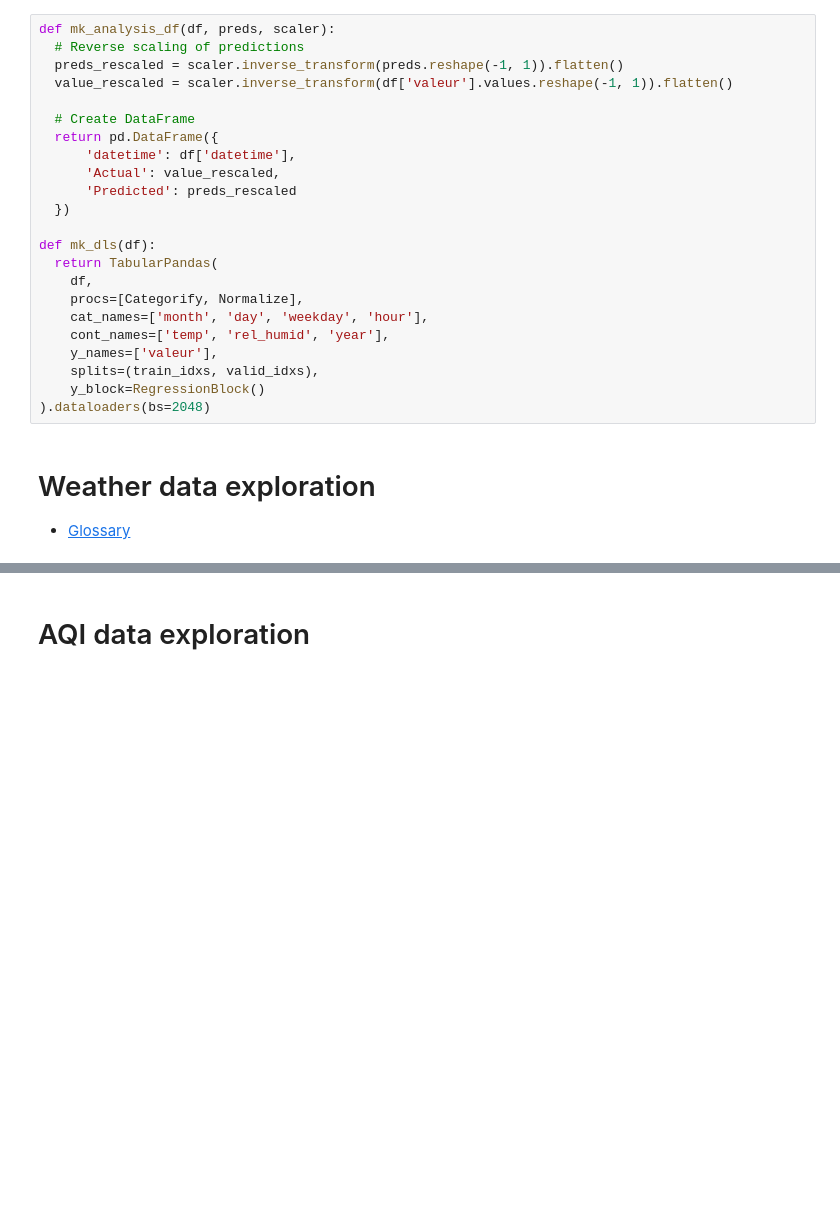
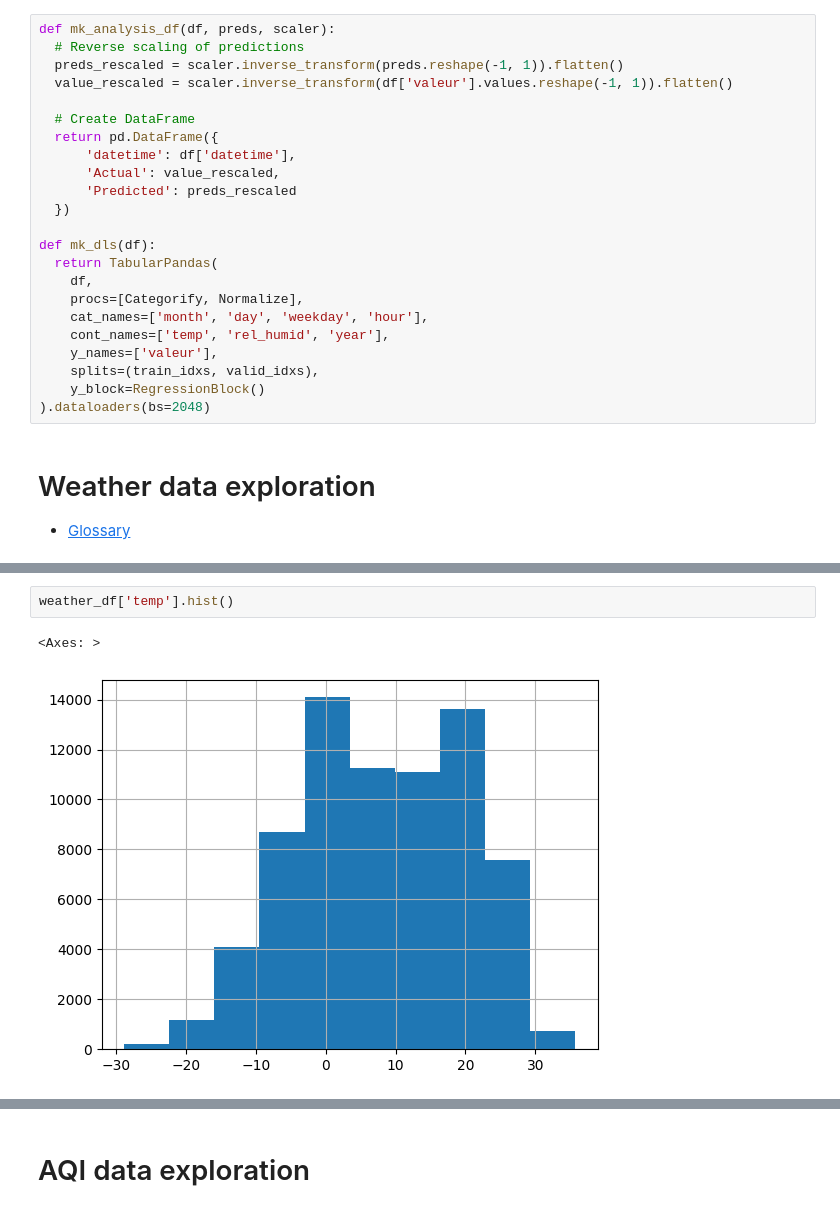
Before and after one commit to Magellol/montreal-aqi-predictions, a Jupyter notebook: index.ipynb, the cells around one changed output, grey strips where cells are left out. Saved outputs shown, nothing was run; the diff lists cells and outputs as text; blank space fills up the shorter version.

Commit message:
Create histograms

```diff
--- a/index.ipynb
+++ b/index.ipynb
@@ -195,3 +211,8 @@ weather_df
 | 214 | 2024-04-09 22:00:00 | 11.7 | 38.0 |
 | 215 | 2024-04-09 23:00:00 | 10.9 | 38.0 |
 72528 rows × 3 columns
+# %%
+weather_df['temp'].hist()
+# %% [output]
+<Axes: >
+[figure, added]
```
Also changed, not shown: parts of 3 cells of this notebook.
